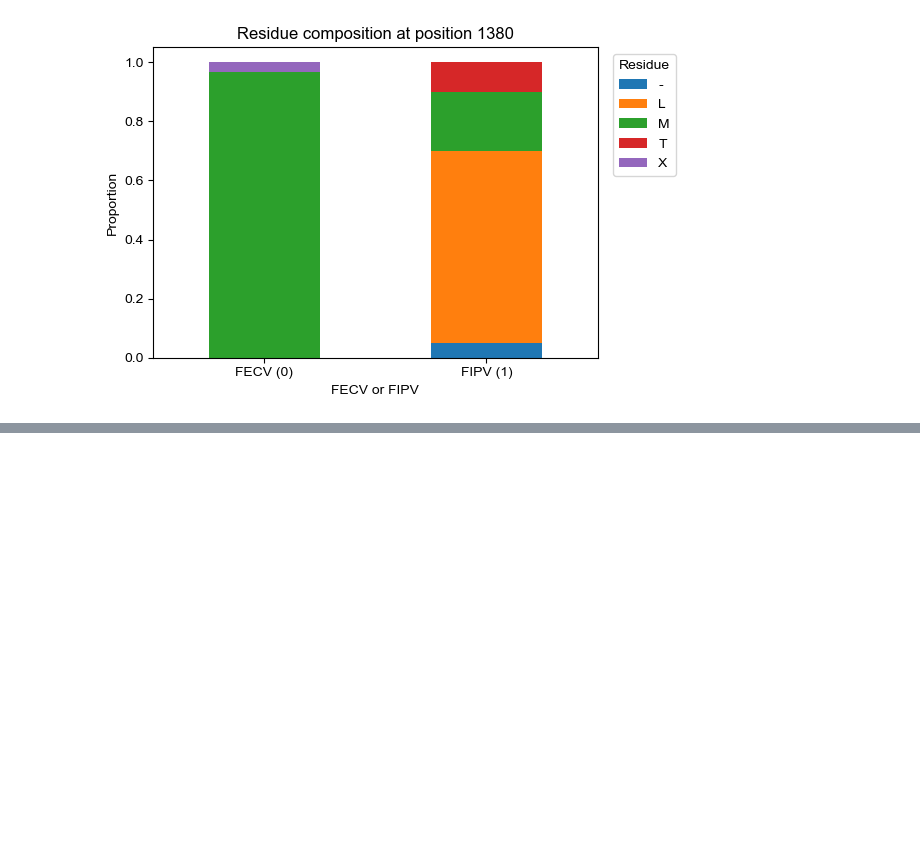
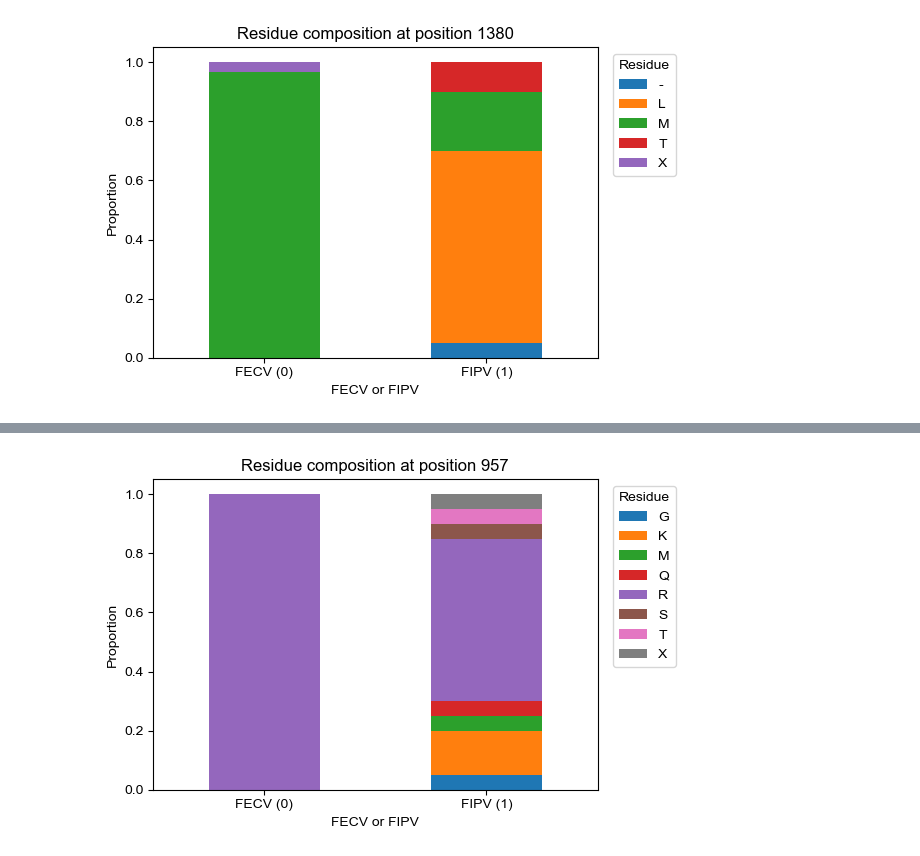
Before and after one commit to skawakubo/FCoV-evolution, a Jupyter notebook: FIPV_keymut_detect/FIPV_keymut_detect.ipynb, the cells around one changed output, grey strips where cells are left out. Saved outputs shown, nothing was run; the diff lists cells and outputs as text; code cells hidden in the pictures; blank space fills up the shorter version.

```diff
--- a/FIPV_keymut_detect/FIPV_keymut_detect.ipynb
+++ b/FIPV_keymut_detect/FIPV_keymut_detect.ipynb
@@ -234,0 +516,23 @@ plt.show()
+# %%
+pos =957  # 1-based position
+
+df = df_selected.copy()
+
+df["Residue"] = df["Seq"].str[pos-1]
+
+prop = (df.groupby(["FIP_label","Residue"])
+          .size()
+          .groupby(level=0)
+          .apply(lambda x: x / x.sum())
+          .unstack(fill_value=0))
+
+prop.plot(kind="bar", stacked=True, figsize=(6,4))
+plt.ylabel("Proportion")
+plt.title(f"Residue composition at position {pos}")
+plt.xlabel("FECV or FIPV")
+plt.xticks([0,1], ["FECV (0)", "FIPV (1)"], rotation=0)
+plt.legend(title="Residue", bbox_to_anchor=(1.02,1))
+plt.tight_layout()
+plt.show()
+# %% [output]
+[figure, added]
```
Also changed, not shown: parts of 5 cells of this notebook.
